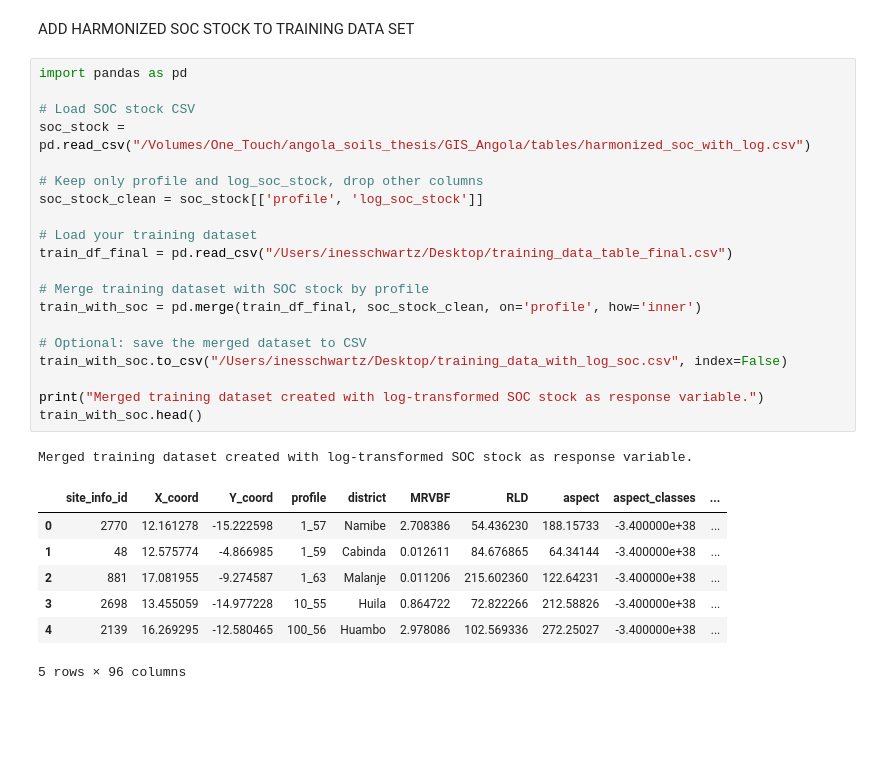
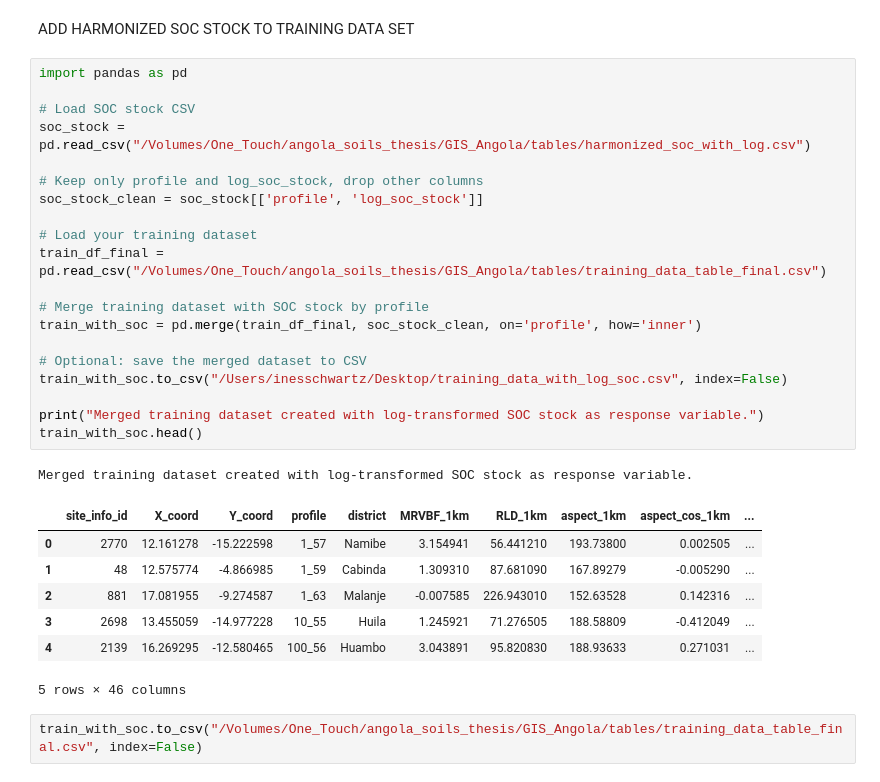
Before and after one commit to inesschwartz/ThesisSoilAngola, a Jupyter notebook: SOC_stock_model/table_prep.ipynb, the cells around one changed output. Drawn from its saved outputs; the diff is of its cells as text; blank space fills up the shorter version.

```diff
--- a/SOC_stock_model/table_prep.ipynb
+++ b/SOC_stock_model/table_prep.ipynb
@@ -960,30 +979,32 @@ ADD HARMONIZED SOC STOCK TO TRAINING DATA SET
 # %%
 import pandas as pd
 
 # Load SOC stock CSV
 soc_stock = pd.read_csv("/Volumes/One_Touch/angola_soils_thesis/GIS_Angola/tables/harmonized_soc_with_log.csv")
 
 # Keep only profile and log_soc_stock, drop other columns
 soc_stock_clean = soc_stock[['profile', 'log_soc_stock']]
 
 # Load your training dataset
-train_df_final = pd.read_csv("/Users/inesschwartz/Desktop/training_data_table_final.csv")
+train_df_final = pd.read_csv("/Volumes/One_Touch/angola_soils_thesis/GIS_Angola/tables/training_data_table_final.csv")
 
 # Merge training dataset with SOC stock by profile
 train_with_soc = pd.merge(train_df_final, soc_stock_clean, on='profile', how='inner')
 
 # Optional: save the merged dataset to CSV
 train_with_soc.to_csv("/Users/inesschwartz/Desktop/training_data_with_log_soc.csv", index=False)
 
 print("Merged training dataset created with log-transformed SOC stock as response variable.")
 train_with_soc.head()
 # %% [output]
 Merged training dataset created with log-transformed SOC stock as response variable.
-|  | site_info_id | X_coord | Y_coord | profile | district | MRVBF | RLD | aspect | aspect_classes | ... |
-| 0 | 2770 | 12.161278 | -15.222598 | 1_57 | Namibe | 2.708386 | 54.436230 | 188.15733 | -3.400000e+38 | ... |
-| 1 | 48 | 12.575774 | -4.866985 | 1_59 | Cabinda | 0.012611 | 84.676865 | 64.34144 | -3.400000e+38 | ... |
-| 2 | 881 | 17.081955 | -9.274587 | 1_63 | Malanje | 0.011206 | 215.602360 | 122.64231 | -3.400000e+38 | ... |
-| 3 | 2698 | 13.455059 | -14.977228 | 10_55 | Huila | 0.864722 | 72.822266 | 212.58826 | -3.400000e+38 | ... |
-| 4 | 2139 | 16.269295 | -12.580465 | 100_56 | Huambo | 2.978086 | 102.569336 | 272.25027 | -3.400000e+38 | ... |
+|  | site_info_id | X_coord | Y_coord | profile | district | MRVBF_1km | RLD_1km | aspect_1km | aspect_cos_1km | ... |
+| 0 | 2770 | 12.161278 | -15.222598 | 1_57 | Namibe | 3.154941 | 56.441210 | 193.73800 | 0.002505 | ... |
+| 1 | 48 | 12.575774 | -4.866985 | 1_59 | Cabinda | 1.309310 | 87.681090 | 167.89279 | -0.005290 | ... |
+| 2 | 881 | 17.081955 | -9.274587 | 1_63 | Malanje | -0.007585 | 226.943010 | 152.63528 | 0.142316 | ... |
+| 3 | 2698 | 13.455059 | -14.977228 | 10_55 | Huila | 1.245921 | 71.276505 | 188.58809 | -0.412049 | ... |
+| 4 | 2139 | 16.269295 | -12.580465 | 100_56 | Huambo | 3.043891 | 95.820830 | 188.93633 | 0.271031 | ... |
-5 rows × 96 columns
+5 rows × 46 columns
+# %%
+train_with_soc.to_csv("/Volumes/One_Touch/angola_soils_thesis/GIS_Angola/tables/training_data_table_final.csv", index=False)
 # %%
```
Also changed, not shown: parts of 10 cells of this notebook, 1 other file.
